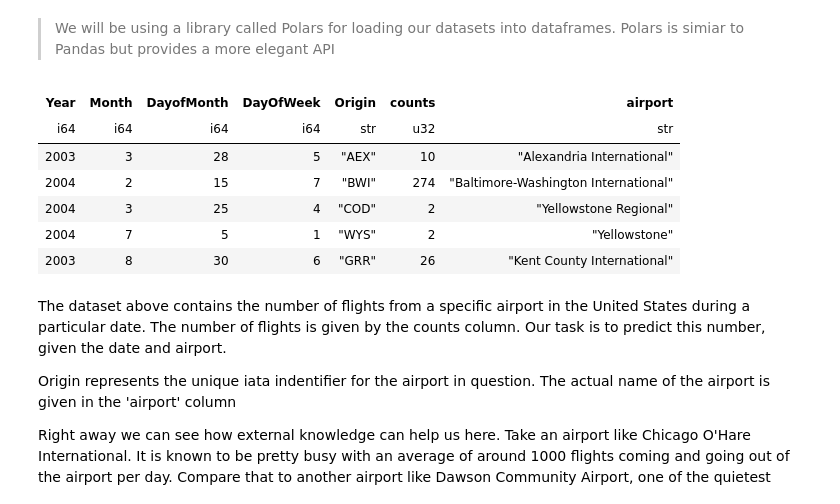
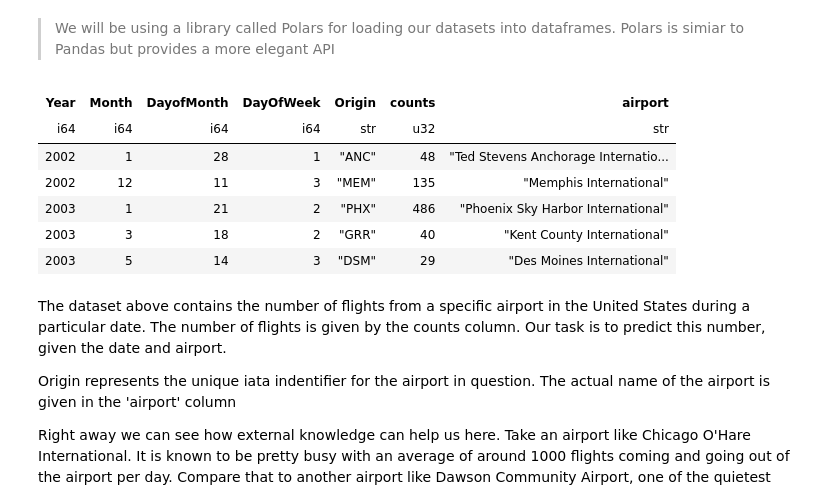
Before and after one commit to rahuldeve/tabular-prompting, a Jupyter notebook: prompt_tuning.ipynb, the cells around one changed output. Saved outputs shown, nothing was run; the diff lists cells and outputs as text; code cells hidden in the pictures.

```diff
--- a/prompt_tuning.ipynb
+++ b/prompt_tuning.ipynb
@@ -43,16 +43,16 @@ from tqdm.notebook import tqdm
 # %% [markdown]
 > We will be using a library called Polars for loading our datasets into dataframes. Polars is simiar to Pandas but provides a more elegant API
 # %%
-df = load_data(2003, 2005)
+df = load_data(2002, 2005)
 df.head()
 # %% [output]
 | Year | Month | DayofMonth | DayOfWeek | Origin | counts | airport |
 | i64 | i64 | i64 | i64 | str | u32 | str |
-| 2003 | 3 | 28 | 5 | "AEX" | 10 | "Alexandria International" |
-| 2004 | 2 | 15 | 7 | "BWI" | 274 | "Baltimore-Washington International" |
-| 2004 | 3 | 25 | 4 | "COD" | 2 | "Yellowstone Regional" |
-| 2004 | 7 | 5 | 1 | "WYS" | 2 | "Yellowstone" |
-| 2003 | 8 | 30 | 6 | "GRR" | 26 | "Kent County International" |
+| 2002 | 1 | 28 | 1 | "ANC" | 48 | "Ted Stevens Anchorage Internatio... |
+| 2002 | 12 | 11 | 3 | "MEM" | 135 | "Memphis International" |
+| 2003 | 1 | 21 | 2 | "PHX" | 486 | "Phoenix Sky Harbor International" |
+| 2003 | 3 | 18 | 2 | "GRR" | 40 | "Kent County International" |
+| 2003 | 5 | 14 | 3 | "DSM" | 29 | "Des Moines International" |
 # %% [markdown]
 The dataset above contains the number of flights from a specific airport in the United States during a particular date. The number of flights is given by the counts column. Our task is to predict this number, given the date and airport.
 
```
Also changed, not shown: parts of 19 cells of this notebook.
